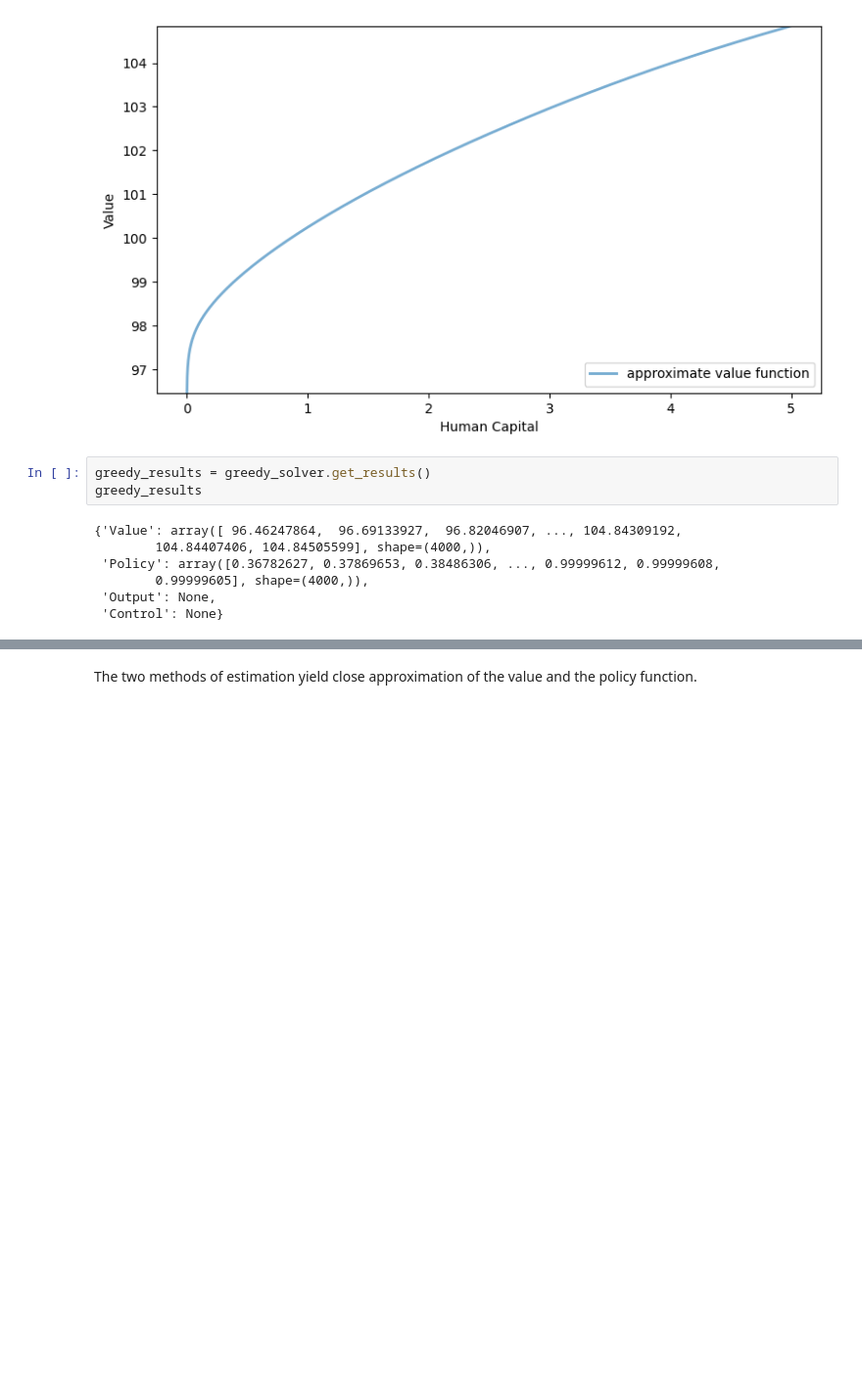
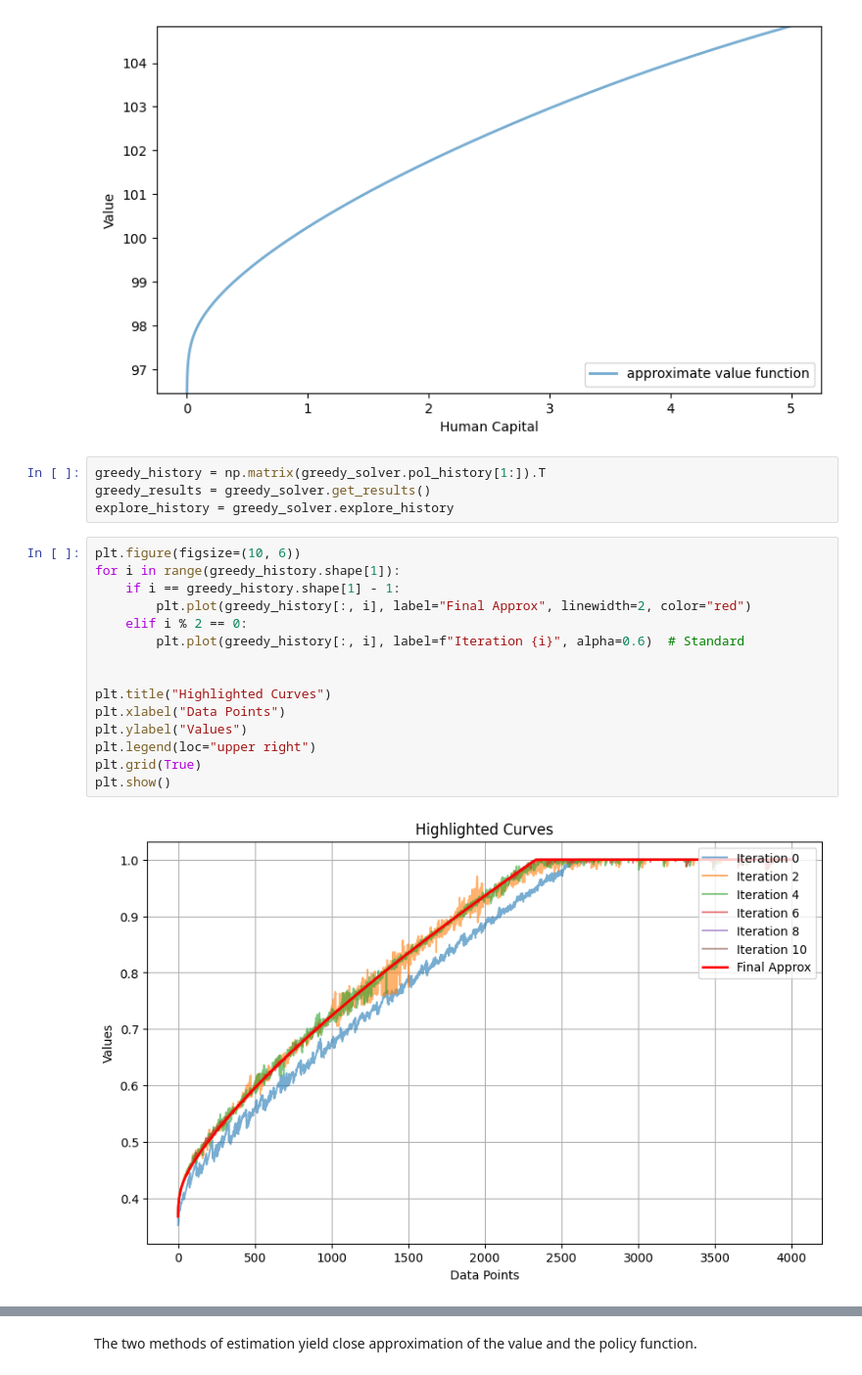
Before and after one commit to Maxclt/dynamic_programming, a Jupyter notebook: notebooks/advanced_programming_project.ipynb, the cells around one changed output, grey strips where cells are left out. Shown: that part at 98% size. Cells and saved outputs as stored; diff of their text form; blank space fills up the shorter version.

```diff
--- a/notebooks/advanced_programming_project.ipynb
+++ b/notebooks/advanced_programming_project.ipynb
@@ -80,16 +78,27 @@ greedy_solver.plot_results("Value")
 # %% [output]
 [figure]
 [figure]
-# %%
-greedy_results = greedy_solver.get_results()
-greedy_results
-# %% [output]
-{'Value': array([ 96.46247864,  96.69133927,  96.82046907, ..., 104.84309192,
-        104.84407406, 104.84505599], shape=(4000,)),
- 'Policy': array([0.36782627, 0.37869653, 0.38486306, ..., 0.99999612, 0.99999608,
-        0.99999605], shape=(4000,)),
- 'Output': None,
- 'Control': None}
+# %%
+greedy_history = np.matrix(greedy_solver.pol_history[1:]).T
+greedy_results = greedy_solver.get_results()
+explore_history = greedy_solver.explore_history
+# %%
+plt.figure(figsize=(10, 6))
+for i in range(greedy_history.shape[1]):
+    if i == greedy_history.shape[1] - 1:
+        plt.plot(greedy_history[:, i], label="Final Approx", linewidth=2, color="red")
+    elif i % 2 == 0:
+        plt.plot(greedy_history[:, i], label=f"Iteration {i}", alpha=0.6)  # Standard
+
+
+plt.title("Highlighted Curves")
+plt.xlabel("Data Points")
+plt.ylabel("Values")
+plt.legend(loc="upper right")
+plt.grid(True)
+plt.show()
+# %% [output]
+[figure, added]
 # %%
 compare_approx(
     grid,
```
Also changed, not shown: parts of 12 cells of this notebook, 5 other files.
